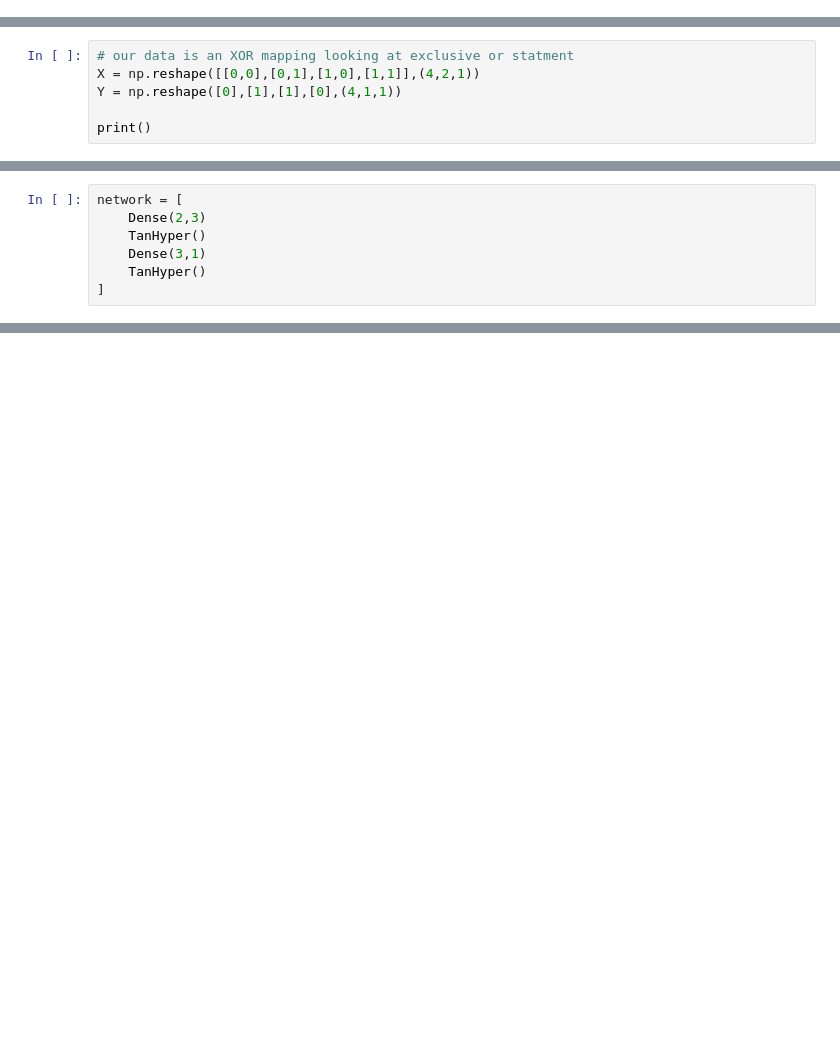
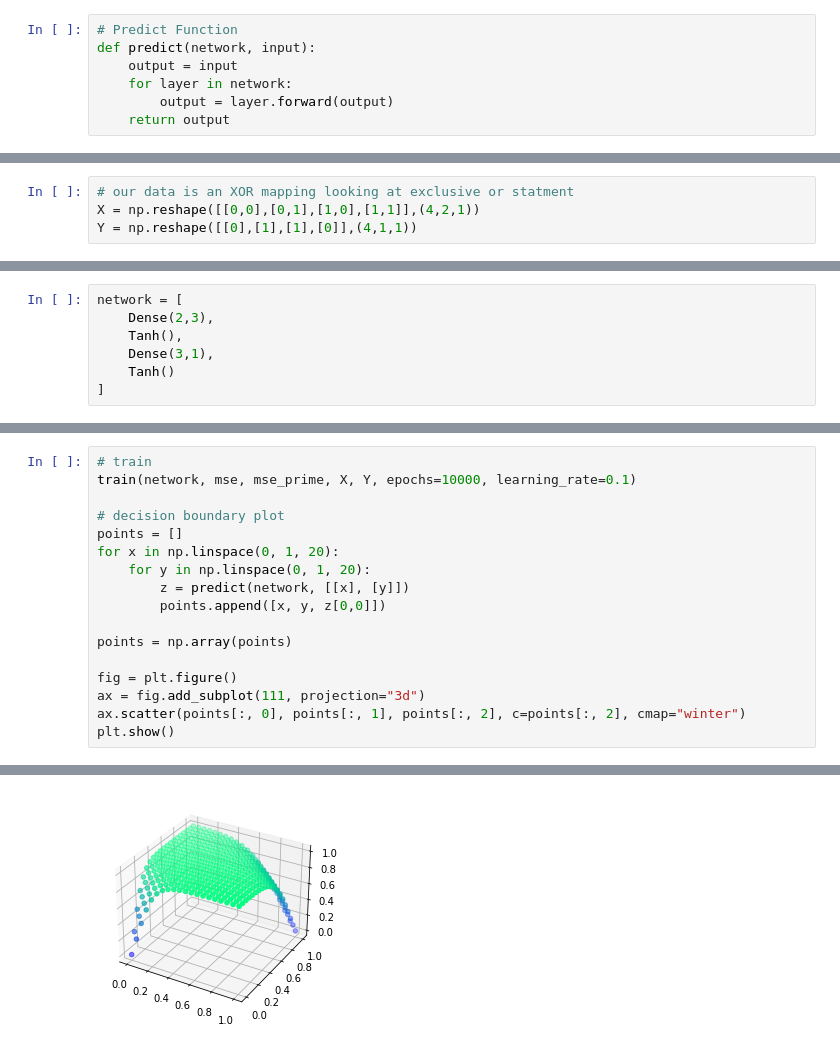
Before and after one commit to nateeatsrice/base_nn, a Jupyter notebook: basenn.ipynb, the cells around one changed output, grey strips where cells are left out. Drawn from its saved outputs; the diff is of its cells as text; blank space fills up the shorter version.

Commit message:
Finished class and worked on training function

```diff
--- a/basenn.ipynb
+++ b/basenn.ipynb
@@ -67,0 +72,7 @@ def mse_prime (y_true, y_pred):
+# %%
+# Predict Function
+def predict(network, input):
+    output = input
+    for layer in network:
+        output = layer.forward(output)
+    return output
@@ -68,6 +99,4 @@ def mse_prime (y_true, y_pred):
 # %%
 # our data is an XOR mapping looking at exclusive or statment
 X = np.reshape([[0,0],[0,1],[1,0],[1,1]],(4,2,1))
-Y = np.reshape([0],[1],[1],[0],(4,1,1))
-
-print()
+Y = np.reshape([[0],[1],[1],[0]],(4,1,1))
@@ -77,7 +103,7 @@ t h i s   i s   a   s t r i n g
 # %%
 network = [
-    Dense(2,3)
-    TanHyper()
-    Dense(3,1)
-    TanHyper()
+    Dense(2,3),
+    Tanh(),
+    Dense(3,1),
+    Tanh()
 ]
@@ -87,0 +126,18 @@ network = [
+# %%
+# train
+train(network, mse, mse_prime, X, Y, epochs=10000, learning_rate=0.1)
+
+# decision boundary plot
+points = []
+for x in np.linspace(0, 1, 20):
+    for y in np.linspace(0, 1, 20):
+        z = predict(network, [[x], [y]])
+        points.append([x, y, z[0,0]])
+
+points = np.array(points)
+
+fig = plt.figure()
+ax = fig.add_subplot(111, projection="3d")
+ax.scatter(points[:, 0], points[:, 1], points[:, 2], c=points[:, 2], cmap="winter")
+plt.show()
+# %% [output]
@@ -87,0 +161 @@ network = [
+[figure, added]
```
Also changed, not shown: parts of 13 cells of this notebook.
